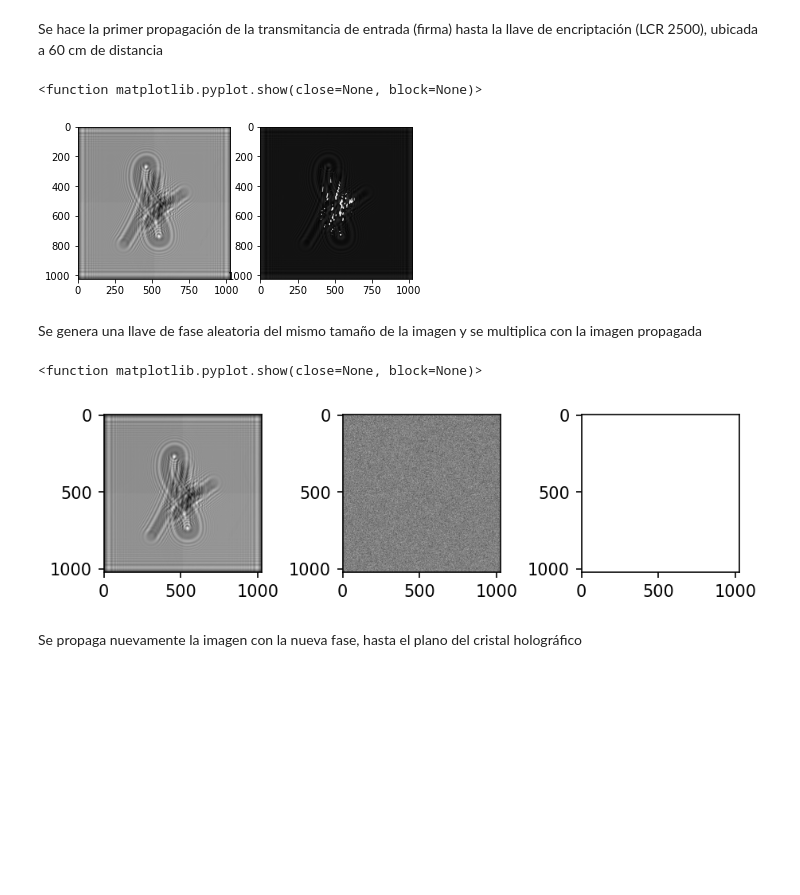
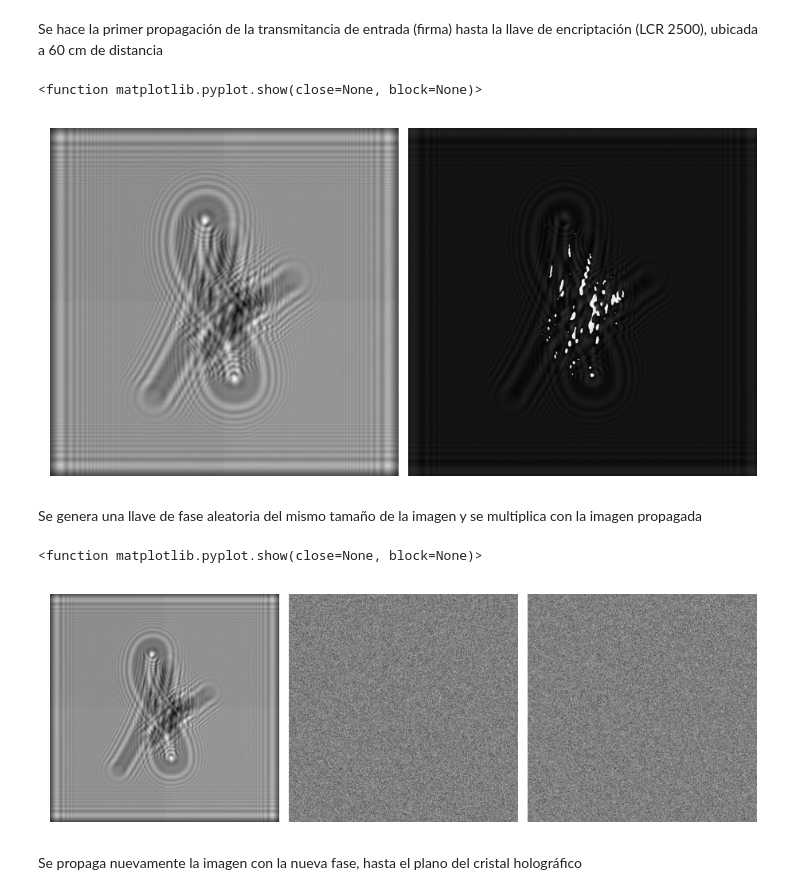
Before and after one commit to jcromeroru/Proyecto, a Jupyter notebook: Encript.ipynb, the cells around one changed output. Saved outputs shown, nothing was run; the diff lists cells and outputs as text; code cells hidden in the pictures; blank space fills up the shorter version.

```diff
--- a/Encript.ipynb
+++ b/Encript.ipynb
@@ -75,18 +76,17 @@ Se hace la primer propagación de la transmitancia de entrada (firma) hasta la l
 # %%
 z1=prop(T,60*cm,k0,dx)
 
-phase_spectrum=np.angle(np.fft.fft2(z1))
-
+fig, (ax1, ax2) = plt.subplots(1, 2,constrained_layout=True,dpi=150)
 ax1 = plt.subplot(1,2,1)
 ax1.imshow(np.abs(z1), cmap='gray')
-
+plt.axis("off")
 ax2 = plt.subplot(1,2,2)
 ax2.imshow(np.angle(z1), cmap='gray')
-
+plt.axis("off")
 plt.show
 # %% [output]
 <function matplotlib.pyplot.show(close=None, block=None)>
-[figure, old version]
+[figure, new version]
 # %% [markdown]
 Se genera una llave de fase aleatoria del mismo tamaño de la imagen y se multiplica con la imagen propagada
 # %%
@@ -98,16 +98,17 @@ K=z1*Key
 fig, (ax1, ax2, ax3) = plt.subplots(1, 3,constrained_layout=True,dpi=150)
 ax1 = plt.subplot(1,3,1)
 ax1.imshow(np.abs(K), cmap='gray')
-
+plt.axis("off")
 ax2 = plt.subplot(1,3,2)
 ax2.imshow(np.angle(K), cmap='gray')
-
+plt.axis("off")
 ax3 = plt.subplot(1,3,3)
-ax3.imshow(np.abs(Key), cmap='gray')
+ax3.imshow(np.angle(Key), cmap='gray')
+plt.axis("off")
 plt.show
 # %% [output]
 <function matplotlib.pyplot.show(close=None, block=None)>
-[figure, old version]
+[figure, new version]
 # %% [markdown]
 Se propaga nuevamente la imagen con la nueva fase, hasta el plano del cristal holográfico
 # %%
```
Also changed, not shown: parts of 4 cells of this notebook.
